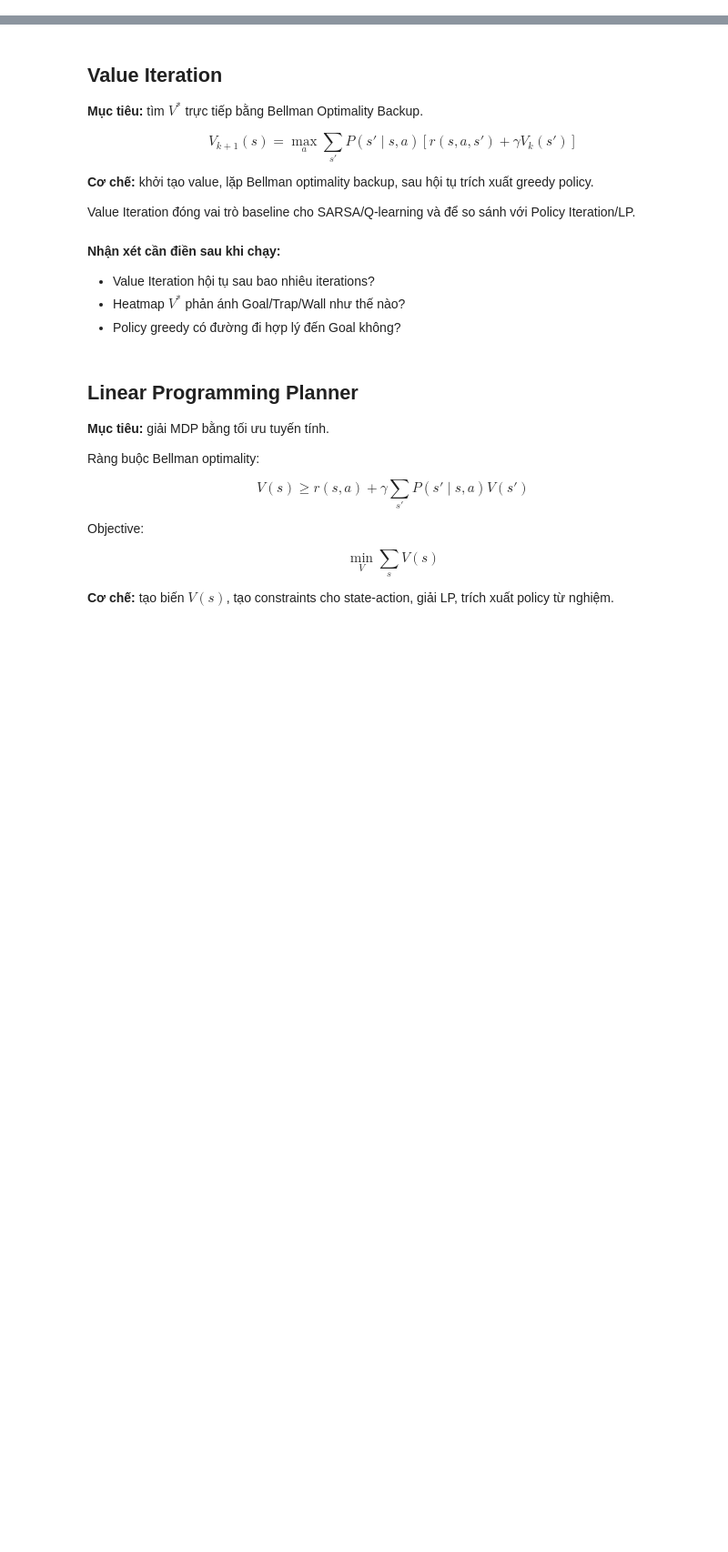
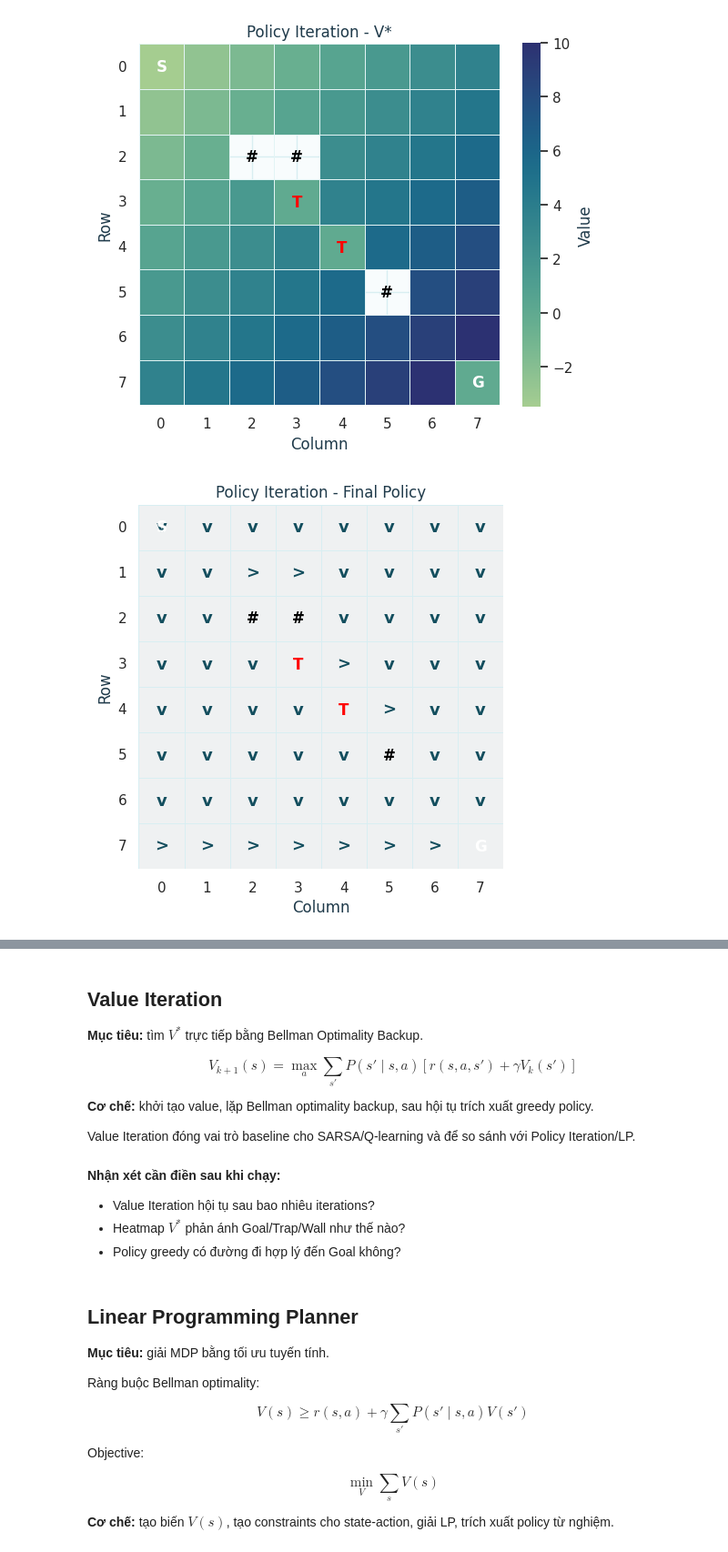
Before and after one commit to TruongQuangPhat/Reinforcement-Learning, a Jupyter notebook: notebooks/planning.ipynb, the cells around one changed output, grey strips where cells are left out. Shown at 91% size. Cells and saved outputs as stored; diff of their text form; code cells hidden in the pictures; blank space fills up the shorter version.

```diff
--- a/notebooks/planning.ipynb
+++ b/notebooks/planning.ipynb
@@ -220,12 +510,30 @@ print("Policy stable:", pi_metrics.get("policy_stable"))
 # %%
 pi_value_path = NOTEBOOK_FIGURE_DIR / "policy_iteration_value_heatmap.png"
 pi_policy_path = NOTEBOOK_FIGURE_DIR / "policy_iteration_policy.png"
 pi_changes_path = NOTEBOOK_FIGURE_DIR / "policy_iteration_policy_changes.png"
 
-plot_value_heatmap(pi_values, planning_env, "Policy Iteration - V*", pi_value_path)
-plot_policy_arrows(pi_policy, planning_env, "Policy Iteration - Greedy Policy", pi_policy_path)
-plot_bellman_residual(pi_metrics["policy_changes_per_iteration"], "Policy Iteration Policy Changes", pi_changes_path)
+plot_value_heatmap(
+    pi_values,
+    planning_env,
+    "Policy Iteration - V*",
+    save_path=pi_value_path,
+    show=True,
+)
 
-show_png(pi_value_path)
-show_png(pi_policy_path)
-show_png(pi_changes_path)
+plot_policy_arrows(
+    pi_policy,
+    planning_env,
+    "Policy Iteration - Final Policy",
+    save_path=pi_policy_path,
+    show=True,
+)
+
+plot_policy_changes(
+    pi_metrics["policy_changes_per_iteration"],
+    title="Policy Iteration - Policy Changes per Iteration",
+    save_path=pi_changes_path,
+    show=True,
+);
+# %% [output]
+[figure, added]
+[figure, added]
```
Also changed, not shown: parts of 28 cells of this notebook, 10 other files.
